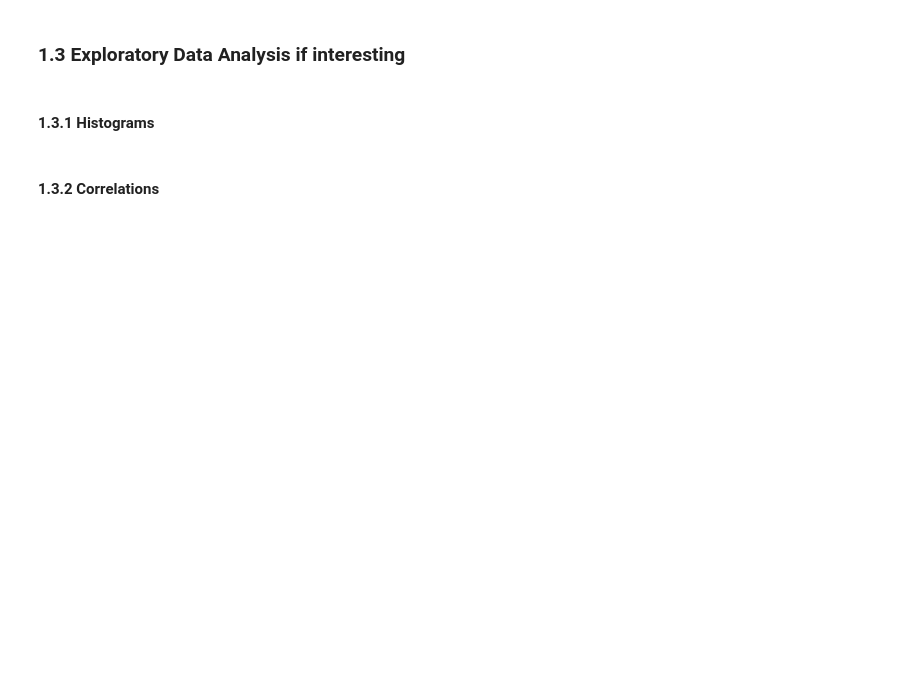
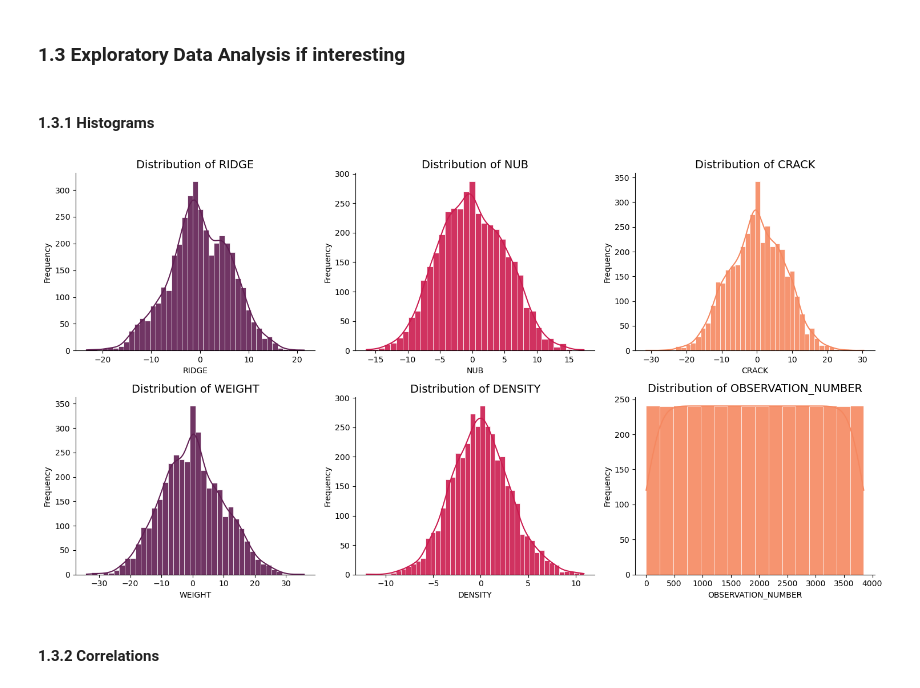
Before and after one commit to AlbertZweistein-2/184.702_MachineLearning, a Jupyter notebook: Ex2/src/Group70_OlsacherPoneschWinkler_Pollen.ipynb, the cells around one changed output. Cells and saved outputs as stored; diff of their text form; code cells hidden in the pictures; blank space fills up the shorter version.

Commit message:
pollen dataset

```diff
--- a/Ex2/src/Group70_OlsacherPoneschWinkler_Pollen.ipynb
+++ b/Ex2/src/Group70_OlsacherPoneschWinkler_Pollen.ipynb
@@ -32,0 +99,5 @@ df.head()
+# %%
+print(f"{'Column':25} {'Dtype':10} {'Unique':>8} {'Min':>15} {'Max':>15}")
+print("-" * 80)
+for col in df.columns:
+    print(f"{col:25} {df[col].dtype} {df[col].nunique():10} {df[col].min():18} {df[col].max():15}")
@@ -34,5 +114,46 @@ df.head()
 ### 1.3 Exploratory Data Analysis if interesting
 # %% [markdown]
 #### 1.3.1 Histograms
+# %%
+cols = df.columns
+n_cols = 3
+nrows = int(np.ceil(len(cols) / n_cols))
+fig, axes = plt.subplots(
+    nrows=nrows,
+    ncols=n_cols,
+    figsize=(n_cols*5, nrows*4),
+)
+axes = np.array(axes).reshape(-1)
+
+palette = sns.color_palette('rocket', n_cols)
+
+for i, col in enumerate(cols):
+    ax = axes[i]
+    s = df[col].dropna()
+
+    sns.histplot(
+        s,
+        bins='auto',
+        kde=True,
+        ax=ax,
+        color=palette[i % len(palette)],
+        edgecolor='white',
+        linewidth=0.5,
+        alpha=0.9
+    )
+
+    ax.set_title(f'Distribution of {col}', fontsize=14)
+    ax.set_xlabel(col)
+    ax.set_ylabel('Frequency')
+    sns.despine(ax=ax)
+
+for j in range(len(cols), len(axes)):
+    axes[j].axis('off')
+
+plt.tight_layout()
+# plt.savefig("pollen-distribution-hist.png")
+plt.show()
+# %% [output]
+[figure, added]
 # %% [markdown]
 #### 1.3.2 Correlations
```
Also changed, not shown: parts of 49 cells of this notebook, 8 other files.
